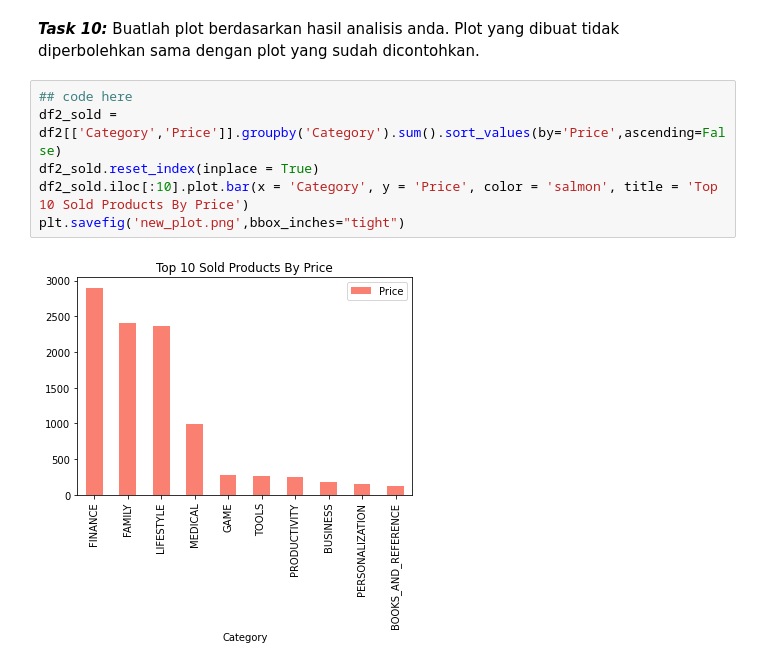
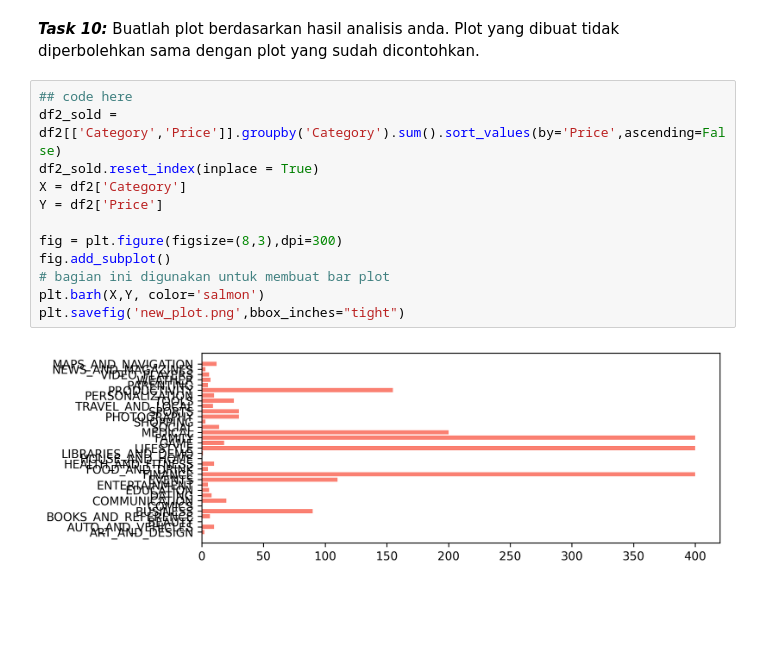
Before and after one commit to dodonugrohorahman/capstone-UIFD-DD, a Jupyter notebook: flask-ui-skeletonDD.ipynb, the cells around one changed output. Saved outputs shown, nothing was run; the diff lists cells and outputs as text; blank space fills up the shorter version.

```diff
--- a/flask-ui-skeletonDD.ipynb
+++ b/flask-ui-skeletonDD.ipynb
@@ -247,8 +247,14 @@ plt.savefig('hist_size.png',bbox_inches="tight")
 # %%
 ## code here
 df2_sold = df2[['Category','Price']].groupby('Category').sum().sort_values(by='Price',ascending=False)
 df2_sold.reset_index(inplace = True)
-df2_sold.iloc[:10].plot.bar(x = 'Category', y = 'Price', color = 'salmon', title = 'Top 10 Sold Products By Price')
+X = df2['Category']
+Y = df2['Price']
+
+fig = plt.figure(figsize=(8,3),dpi=300)
+fig.add_subplot()
+# bagian ini digunakan untuk membuat bar plot
+plt.barh(X,Y, color='salmon')
 plt.savefig('new_plot.png',bbox_inches="tight")
 # %% [output]
-[figure, old version]
+[figure, new version]
```
Also changed, not shown: 4 other files.
